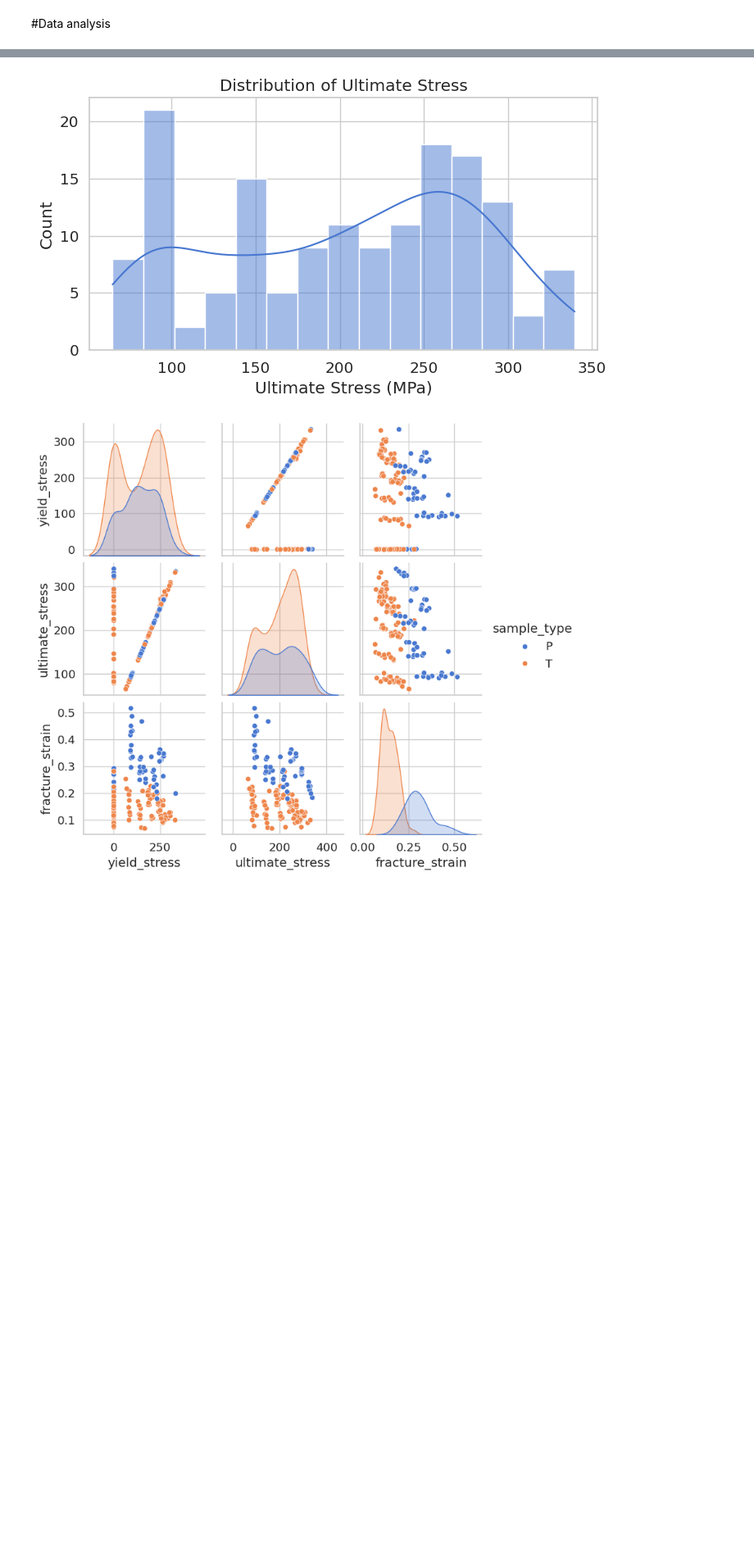
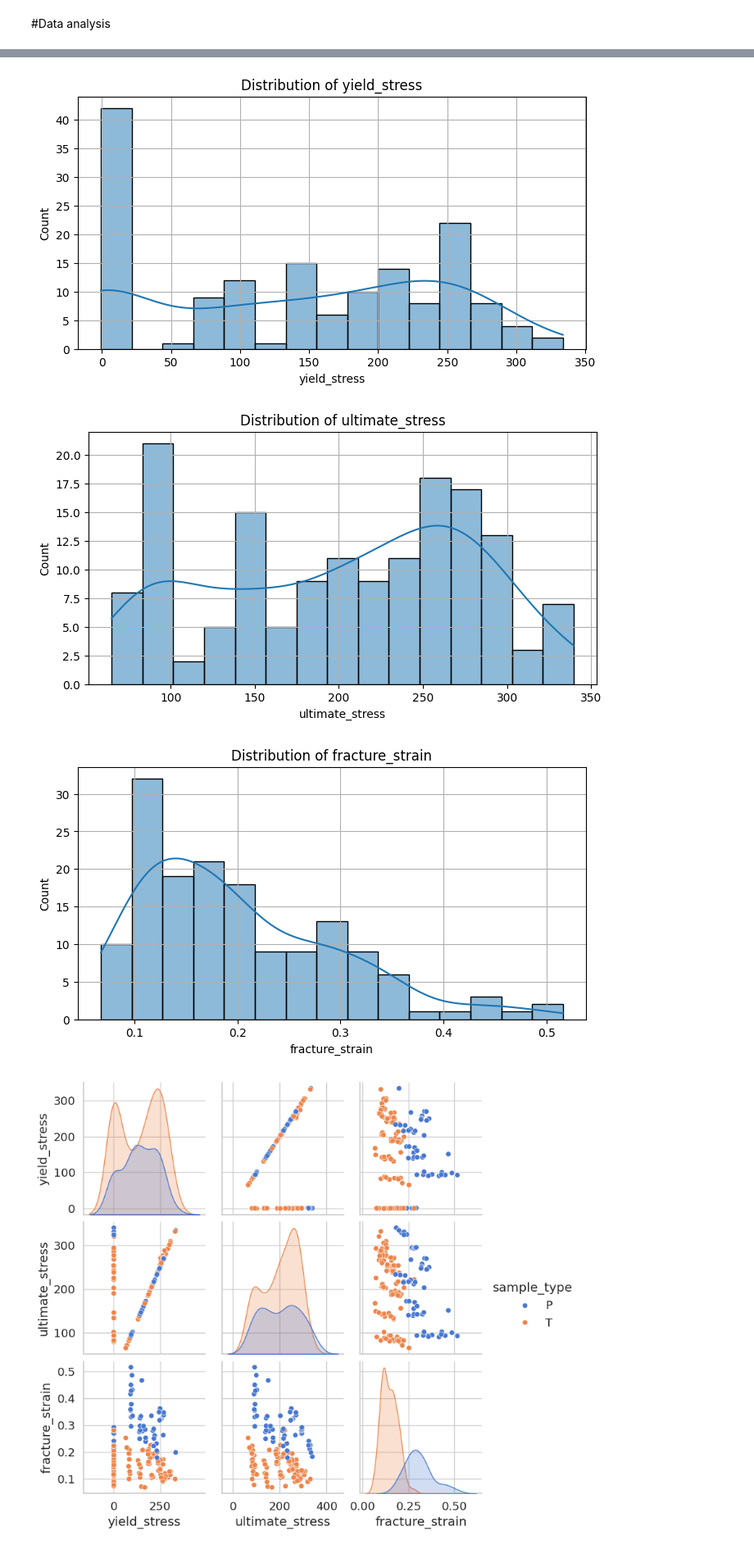
Before and after one commit to MajedeR/mechanical-stress-prediction, a Jupyter notebook: stress_prediction_6061.ipynb, the cells around one changed output, grey strips where cells are left out. Shown at 82% size. Drawn from its saved outputs; the diff is of its cells as text; code cells hidden in the pictures; blank space fills up the shorter version.

```diff
--- a/stress_prediction_6061.ipynb
+++ b/stress_prediction_6061.ipynb
@@ -178,13 +187,16 @@ plt.show()
 # %%
-#show distribution of ultimate stress
-plt.figure(figsize=(8,4))
-sns.histplot(df['ultimate_stress'], bins=15, kde=True)
-plt.title('Distribution of Ultimate Stress')
-plt.xlabel('Ultimate Stress (MPa)')
-plt.grid(True)
-plt.show()
+#show distribution of ultimate stress, yield stress, fracture strain
+features = ['yield_stress', 'ultimate_stress', 'fracture_strain']
+for i in features:
+  plt.figure(figsize=(8,4))
+  sns.histplot(df[i], bins=15, kde=True)
+  plt.title(f'Distribution of {i}')
+  plt.xlabel(f'{i}')
+  plt.grid(True)
 # %% [output]
-[figure, old version]
+[figure, new version]
+[figure, added]
+[figure, added]
 # %%
 #Pair plot
 sns.pairplot(df, hue='sample_type', diag_kind='kde')
```
Also changed, not shown: parts of 5 cells of this notebook.
